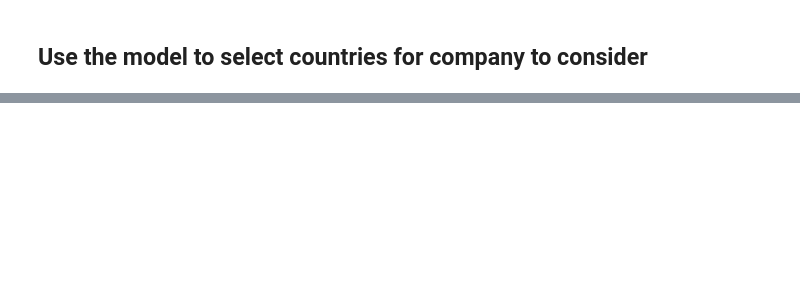
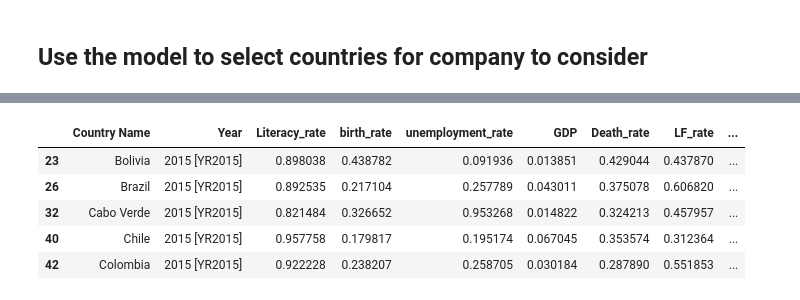
Before and after one commit to ALEXTORTI/DS3001-PROJECT, a Jupyter notebook: project_file.ipynb, the cells around one changed output, grey strips where cells are left out. Drawn from its saved outputs; the diff is of its cells as text; code cells hidden in the pictures; blank space fills up the shorter version.

```diff
--- a/project_file.ipynb
+++ b/project_file.ipynb
@@ -477,2 +541,6 @@ The default value of `n_init` will change from 10 to 'auto' in 1.4. Set the valu
 # %% [markdown]
 ## Use the model to select countries for company to consider
+# %%
+numeric_columns = df_cleaned.select_dtypes("float", "int").columns
+print(numeric_columns)
+df_cleaned[numeric_columns]= MinMaxScaler().fit_transform(df_cleaned[numeric_columns])
@@ -478,0 +579,12 @@ The default value of `n_init` will change from 10 to 'auto' in 1.4. Set the valu
+# %%
+#The last step is to creat bins for out terget varibale
+#will will determine low, high and medium consumption based off of how each country ranks compared to others.
+# Calculate percentiles
+percentiles = [0, 0.33, 0.66, 1.0]
+percentile_values = df_2015_2019['Alcohol Consumption'].quantile(percentiles)
+print(percentile_values)
+
+labels = ['Low', 'Medium', 'High']
+
+# Create the categorical variable
+df_2015_2019["Alcohol Consumption Category"] = pd.cut(df_2015_2019['Alcohol Consumption'], percentile_values, labels=labels)
@@ -478,0 +620,9 @@ The default value of `n_init` will change from 10 to 'auto' in 1.4. Set the valu
+# %%
+df_2015_2019.head()
+# %% [output]
+|  | Country Name | Year | Literacy_rate | birth_rate | unemployment_rate | GDP | Death_rate | LF_rate | ... |
+| 23 | Bolivia | 2015 [YR2015] | 0.898038 | 0.438782 | 0.091936 | 0.013851 | 0.429044 | 0.437870 | ... |
+| 26 | Brazil | 2015 [YR2015] | 0.892535 | 0.217104 | 0.257789 | 0.043011 | 0.375078 | 0.606820 | ... |
+| 32 | Cabo Verde | 2015 [YR2015] | 0.821484 | 0.326652 | 0.953268 | 0.014822 | 0.324213 | 0.457957 | ... |
+| 40 | Chile | 2015 [YR2015] | 0.957758 | 0.179817 | 0.195174 | 0.067045 | 0.353574 | 0.312364 | ... |
+| 42 | Colombia | 2015 [YR2015] | 0.922228 | 0.238207 | 0.258705 | 0.030184 | 0.287890 | 0.551853 | ... |
```
Also changed, not shown: parts of 35 cells of this notebook.
